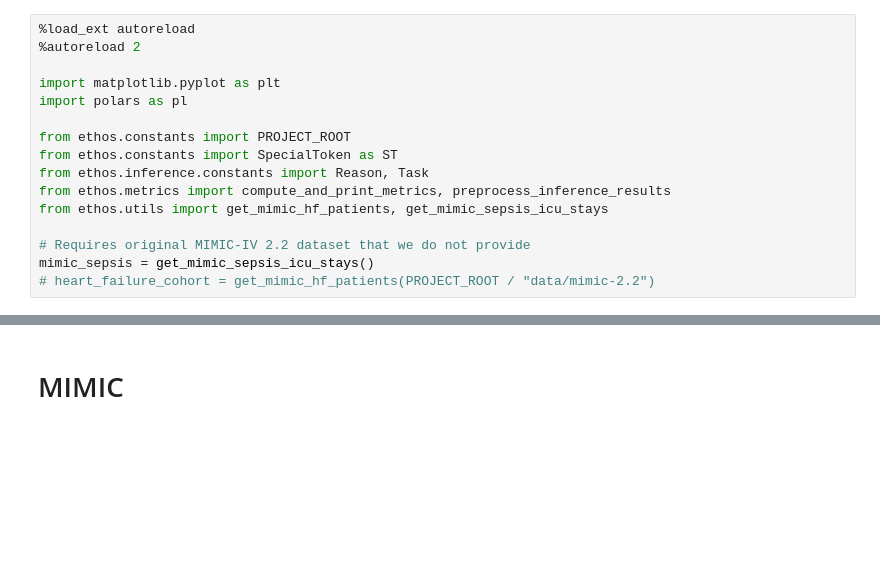
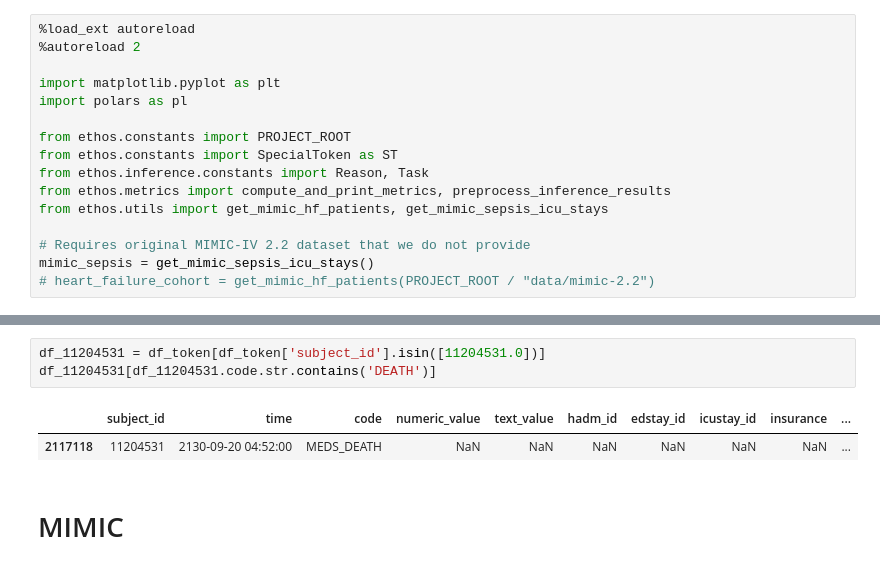
Before and after one commit to HNR1/ethos-benchmark, a Jupyter notebook: notebooks/mortality.ipynb, the cells around one changed output, grey strips where cells are left out. Saved outputs shown, nothing was run; the diff lists cells and outputs as text; blank space fills up the shorter version.

```diff
--- a/notebooks/mortality.ipynb
+++ b/notebooks/mortality.ipynb
@@ -36,3 +75,9 @@ Found 10997 hospital stays with an outcome token.
+# %%
+df_11204531 = df_token[df_token['subject_id'].isin([11204531.0])]
+df_11204531[df_11204531.code.str.contains('DEATH')]
+# %% [output]
+|  | subject_id | time | code | numeric_value | text_value | hadm_id | edstay_id | icustay_id | insurance | ... |
+| 2117118 | 11204531 | 2130-09-20 04:52:00 | MEDS_DEATH | NaN | NaN | NaN | NaN | NaN | NaN | ... |
 # %% [markdown]
 # MIMIC
 # %%
```
Also changed, not shown: parts of 5 cells of this notebook, 8 other files.
